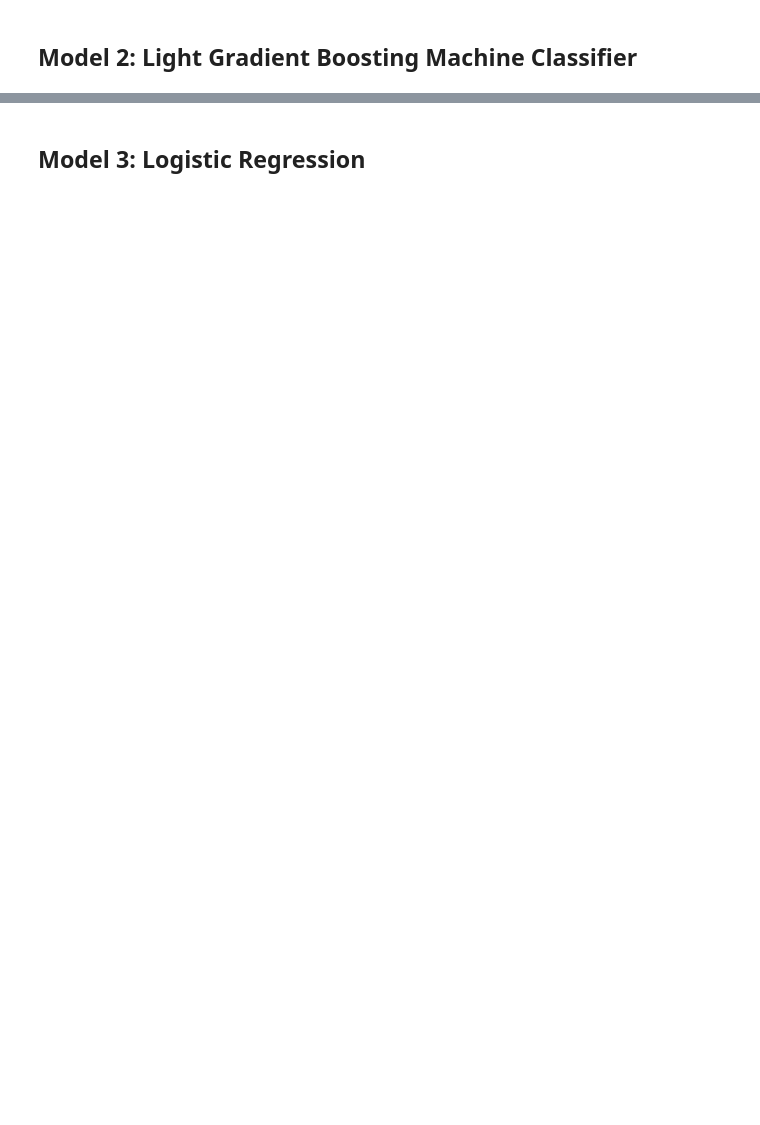
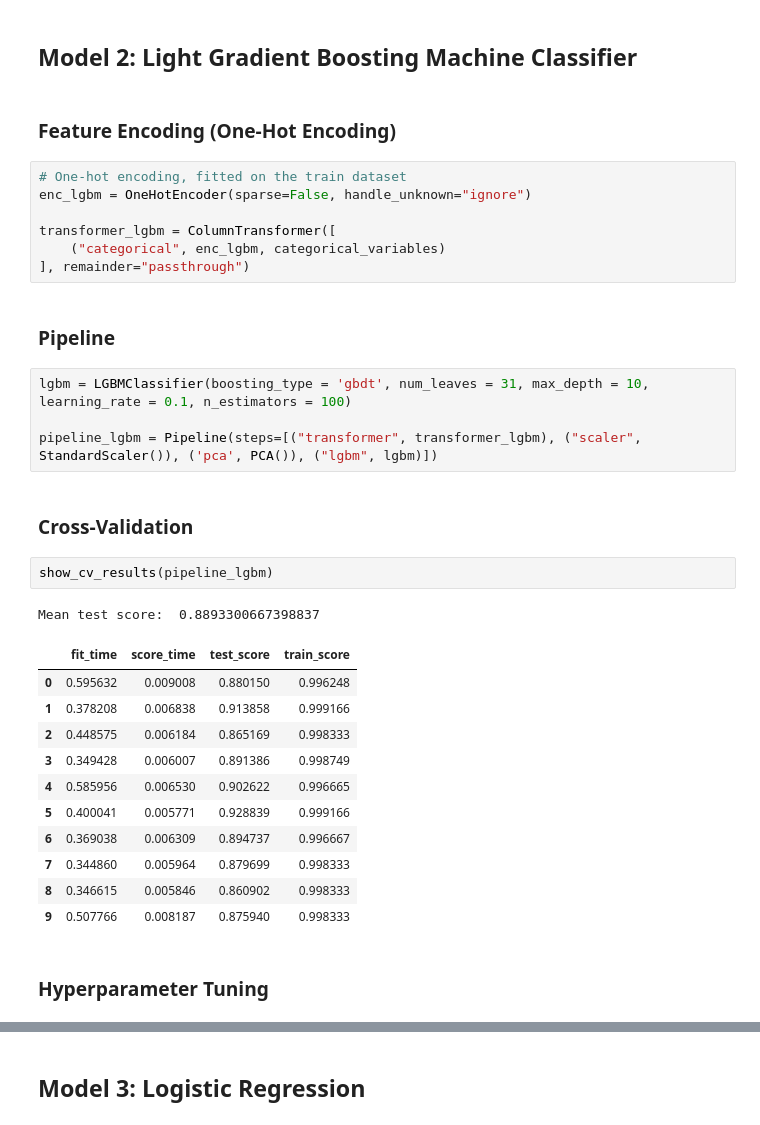
Before and after one commit to mevin-singh/Portfolio-Projects, a Jupyter notebook: Python/Customer Churn Prediction/churn_prediction.ipynb, the cells around one changed output, grey strips where cells are left out. Drawn from its saved outputs; the diff is of its cells as text; blank space fills up the shorter version.

Commit message:
lgbm

```diff
--- a/Python/Customer Churn Prediction/churn_prediction.ipynb
+++ b/Python/Customer Churn Prediction/churn_prediction.ipynb
@@ -288,2 +259,36 @@ Top 5 hyperparams combinations by mean_test_score:
 # %% [markdown]
 ## Model 2: Light Gradient Boosting Machine Classifier
+# %% [markdown]
+### Feature Encoding (One-Hot Encoding)
+# %%
+# One-hot encoding, fitted on the train dataset
+enc_lgbm = OneHotEncoder(sparse=False, handle_unknown="ignore")
+
+transformer_lgbm = ColumnTransformer([
+    ("categorical", enc_lgbm, categorical_variables)
+], remainder="passthrough")
+# %% [markdown]
+### Pipeline
+# %%
+lgbm = LGBMClassifier(boosting_type = 'gbdt', num_leaves = 31, max_depth = 10, learning_rate = 0.1, n_estimators = 100)
+
+pipeline_lgbm = Pipeline(steps=[("transformer", transformer_lgbm), ("scaler", StandardScaler()), ('pca', PCA()), ("lgbm", lgbm)])
+# %% [markdown]
+### Cross-Validation
+# %%
+show_cv_results(pipeline_lgbm)
+# %% [output]
+Mean test score:  0.8893300667398837
+|  | fit_time | score_time | test_score | train_score |
+| 0 | 0.595632 | 0.009008 | 0.880150 | 0.996248 |
+| 1 | 0.378208 | 0.006838 | 0.913858 | 0.999166 |
+| 2 | 0.448575 | 0.006184 | 0.865169 | 0.998333 |
+| 3 | 0.349428 | 0.006007 | 0.891386 | 0.998749 |
+| 4 | 0.585956 | 0.006530 | 0.902622 | 0.996665 |
+| 5 | 0.400041 | 0.005771 | 0.928839 | 0.999166 |
+| 6 | 0.369038 | 0.006309 | 0.894737 | 0.996667 |
+| 7 | 0.344860 | 0.005964 | 0.879699 | 0.998333 |
+| 8 | 0.346615 | 0.005846 | 0.860902 | 0.998333 |
+| 9 | 0.507766 | 0.008187 | 0.875940 | 0.998333 |
+# %% [markdown]
+### Hyperparameter Tuning
```
Also changed, not shown: parts of 4 cells of this notebook.
